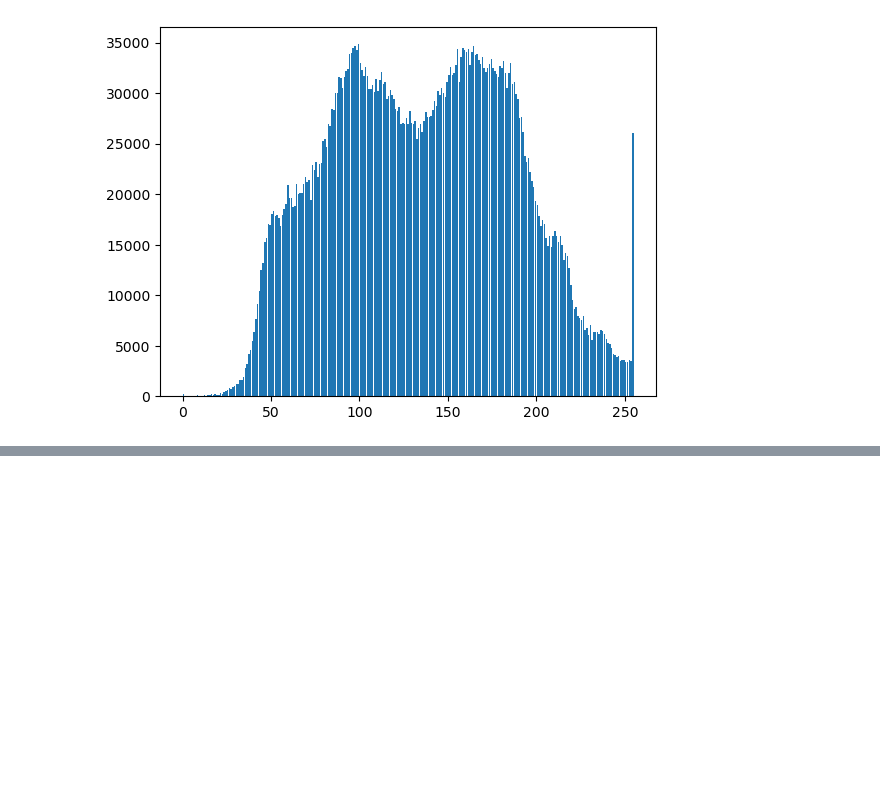
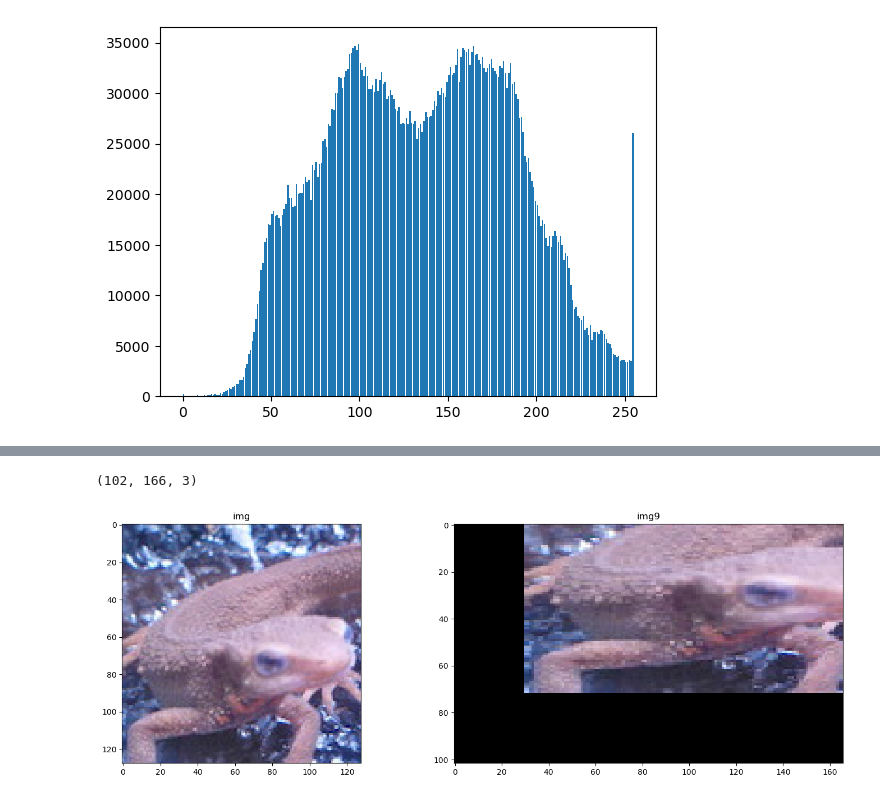
Before and after one commit to stardust1018/opencv_python_test, a Jupyter notebook: question_21-30/Untitled.ipynb, the cells around one changed output, grey strips where cells are left out. Cells and saved outputs as stored; diff of their text form; code cells hidden in the pictures; blank space fills up the shorter version.

```diff
--- a/question_21-30/Untitled.ipynb
+++ b/question_21-30/Untitled.ipynb
@@ -392,0 +453,52 @@ plt.show()
+# %%
+# 仿射变换 --- 放大缩小
+
+def AfineTrans(img,a,b,c,d,tx,ty):
+    result = np.zeros((int(img.shape[0]*d),int(img.shape[1]*a),img.shape[2]))
+    #result = padding(result)
+
+    #将新图像的横坐标和竖坐标保存到数组中
+    list = np.arange(result.shape[1]).reshape(-1,1)
+    new_x = np.tile(list,result.shape[0])
+    list = np.arange(result.shape[0])
+    new_y = np.tile(list,result.shape[1]).reshape(-1,result.shape[0])
+
+    #逆仿射变换求出对应的点
+    ad_bc = a*d-b*c
+    x = (((d*new_x)-(b*new_y))/ad_bc).astype(np.uint8)
+    y = (((-c*new_x)+(a*new_y))/ad_bc).astype(np.uint8)
+
+    #将原坐标的点输入到新坐标中
+    result[new_y,new_x] = img[y,x]
+    result = result.astype(np.uint8)
+
+    m = transMtrix(1,0,0,1,tx,ty)
+    result = transformations(result,m)
+    return result
+
+
+img = cv2.imread("imori.jpg")
+img_gamma = cv2.imread("imori_gamma.jpg")
+img_dark = cv2.imread("imori_dark.jpg")
+img = img[:,:,[2,1,0]]
+img_gamma = img_gamma[:,:,[2,1,0]]
+img_dark = img_dark[:,:,[2,1,0]]
+
+img9 = img.copy()
+img9 = AfineTrans(img9,1.3,0,0,0.8,30,-30)
+
+fig, axes = plt.subplots(1, 2, figsize=(15, 5))
+# 显示每个图像
+axes[0].imshow(img)
+axes[0].set_title('img')
+axes[0].axis('on')  # 隐藏坐标轴
+
+axes[1].imshow(img9)
+axes[1].set_title('img9')
+axes[1].axis('on')
+
+plt.tight_layout()  # 自动调整子图参数，使之填充整个图像区域
+plt.show()
+# %% [output]
+(102, 166, 3)
+[figure, added]
```
Also changed, not shown: parts of 2 cells of this notebook.
